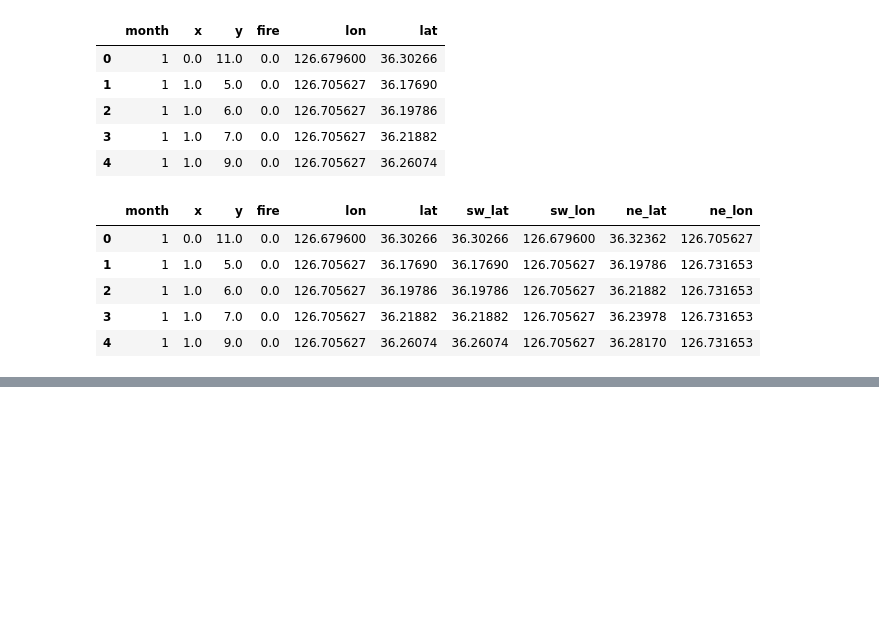
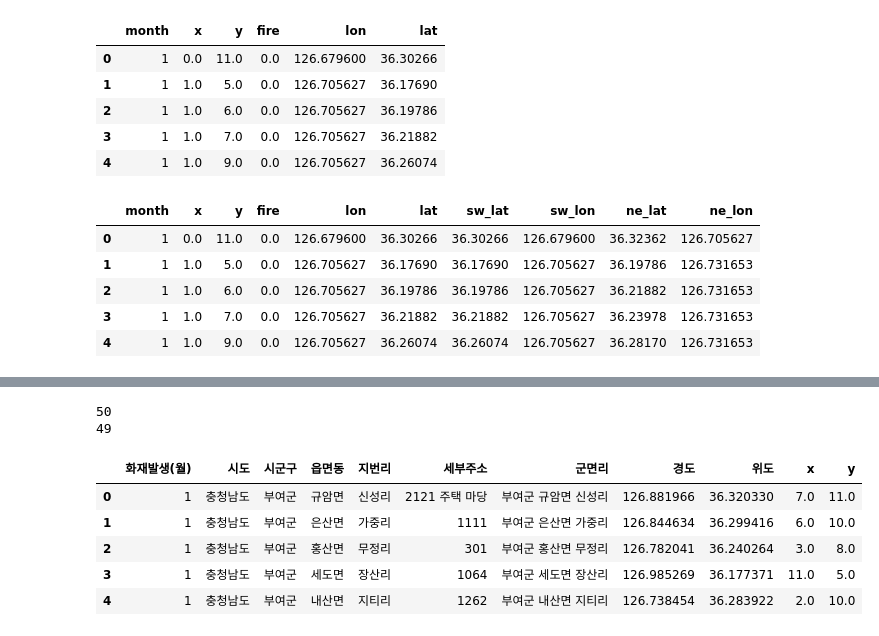
Before and after one commit to sihan827/Fire-Prediction, a Jupyter notebook: training.ipynb, the cells around one changed output, grey strips where cells are left out. Drawn from its saved outputs; the diff is of its cells as text; code cells hidden in the pictures; blank space fills up the shorter version.

```diff
--- a/training.ipynb
+++ b/training.ipynb
@@ -856,0 +922,15 @@ gmap
+# %%
+# 주소를 위도 경도로 변환
+for i in range(len(df_addr_2023)):
+    try:
+        lng = getLng(df_addr_2023['군면리'][i] + df_addr_2023['세부주소'][i])
+        lat = getLat(df_addr_2023['군면리'][i] + df_addr_2023['세부주소'][i])
+        df_addr_2023.loc[i,['경도']] = lng
+        df_addr_2023.loc[i,['위도']] = lat
+
+    except:
+        print('error',i)
+
+
+    if i%100 == 0:
+        print('{} 번째 주소에 대한 좌표정보 불러오는 중...'.format(i))
@@ -856,0 +940,4 @@ gmap
+# %%
+df_2023['경도'] = df_addr_2023['경도']
+df_2023['위도'] = df_addr_2023['위도']
+df_2023.head()
@@ -856,0 +951,26 @@ gmap
+# %%
+# 결측치 제거
+print(len(df_2023))
+df_2023 = df_2023.dropna(axis=0).reset_index(drop=True)
+print(len(df_2023))
+# %% [output]
+50
+49
+# %%
+# 부여 동서남북 가장 끝 좌표
+LOWER = 36.0721
+LEFT = 126.6796
+UPPER = 36.3865
+RIGHT = 127.07
+# %%
+# 위도, 경도 15, 15 좌표계로 변환
+df_2023['x'] = df_2023['경도'].astype(float).map(lambda x: np.trunc((x - LEFT) / ((RIGHT - LEFT) / 15.)))
+df_2023['y'] = df_2023['위도'].astype(float).map(lambda x: np.trunc((x - LOWER) / ((UPPER - LOWER) / 15.)))
+df_2023.head()
+# %% [output]
+|  | 화재발생(월) | 시도 | 시군구 | 읍면동 | 지번리 | 세부주소 | 군면리 | 경도 | 위도 | x | y |
+| 0 | 1 | 충청남도 | 부여군 | 규암면 | 신성리 | 2121 주택 마당 | 부여군 규암면 신성리 | 126.881966 | 36.320330 | 7.0 | 11.0 |
+| 1 | 1 | 충청남도 | 부여군 | 은산면 | 가중리 | 1111 | 부여군 은산면 가중리 | 126.844634 | 36.299416 | 6.0 | 10.0 |
+| 2 | 1 | 충청남도 | 부여군 | 홍산면 | 무정리 | 301 | 부여군 홍산면 무정리 | 126.782041 | 36.240264 | 3.0 | 8.0 |
+| 3 | 1 | 충청남도 | 부여군 | 세도면 | 장산리 | 1064 | 부여군 세도면 장산리 | 126.985269 | 36.177371 | 11.0 | 5.0 |
+| 4 | 1 | 충청남도 | 부여군 | 내산면 | 지티리 | 1262 | 부여군 내산면 지티리 | 126.738454 | 36.283922 | 2.0 | 10.0 |
```
Also changed, not shown: parts of 24 cells of this notebook, 3 other files.
